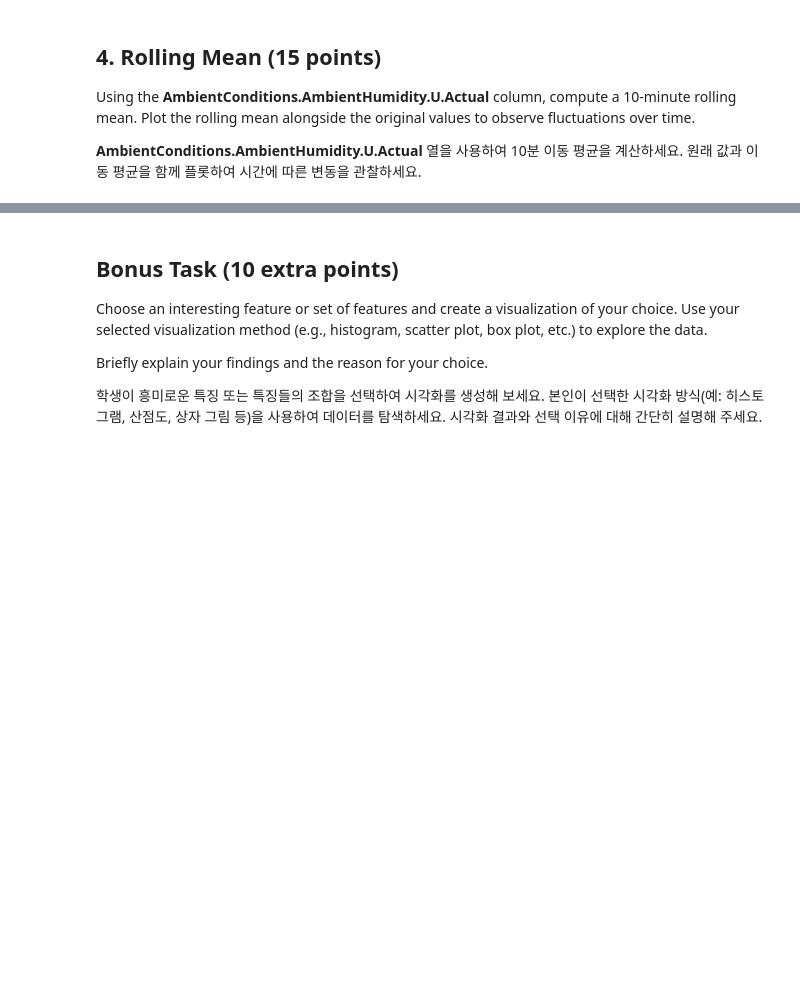
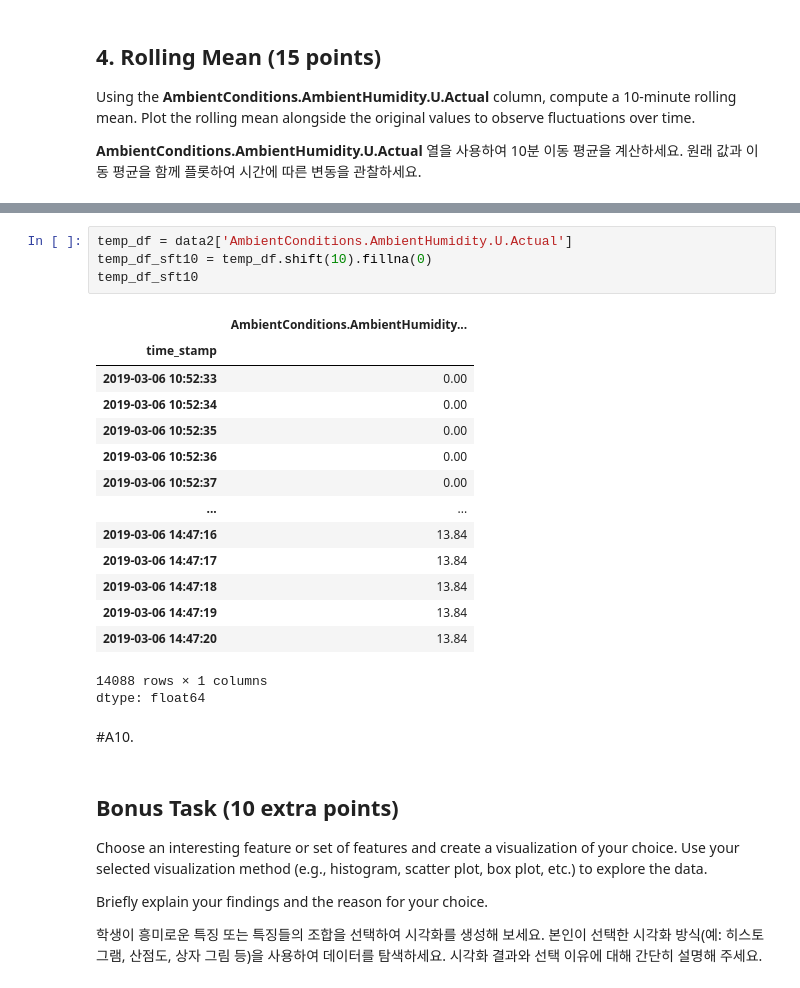
Before and after one commit to bok-h22/Django_example, a Jupyter notebook: DAEM_Midterm_practical_test.ipynb, the cells around one changed output, grey strips where cells are left out. Saved outputs shown, nothing was run; the diff lists cells and outputs as text; blank space fills up the shorter version.

```diff
--- a/DAEM_Midterm_practical_test.ipynb
+++ b/DAEM_Midterm_practical_test.ipynb
@@ -304,3 +366,25 @@ True
+# %%
+temp_df = data2['AmbientConditions.AmbientHumidity.U.Actual']
+temp_df_sft10 = temp_df.shift(10).fillna(0)
+temp_df_sft10
+# %% [output]
+|  | AmbientConditions.AmbientHumidity... |
+| time_stamp |  |
+| 2019-03-06 10:52:33 | 0.00 |
+| 2019-03-06 10:52:34 | 0.00 |
+| 2019-03-06 10:52:35 | 0.00 |
+| 2019-03-06 10:52:36 | 0.00 |
+| 2019-03-06 10:52:37 | 0.00 |
+| ... | ... |
+| 2019-03-06 14:47:16 | 13.84 |
+| 2019-03-06 14:47:17 | 13.84 |
+| 2019-03-06 14:47:18 | 13.84 |
+| 2019-03-06 14:47:19 | 13.84 |
+| 2019-03-06 14:47:20 | 13.84 |
+14088 rows × 1 columns
+dtype: float64
+# %% [markdown]
+#A10.
 # %% [markdown]
 ## Bonus Task (10 extra points)
 
```
Also changed, not shown: parts of 7 cells of this notebook.
